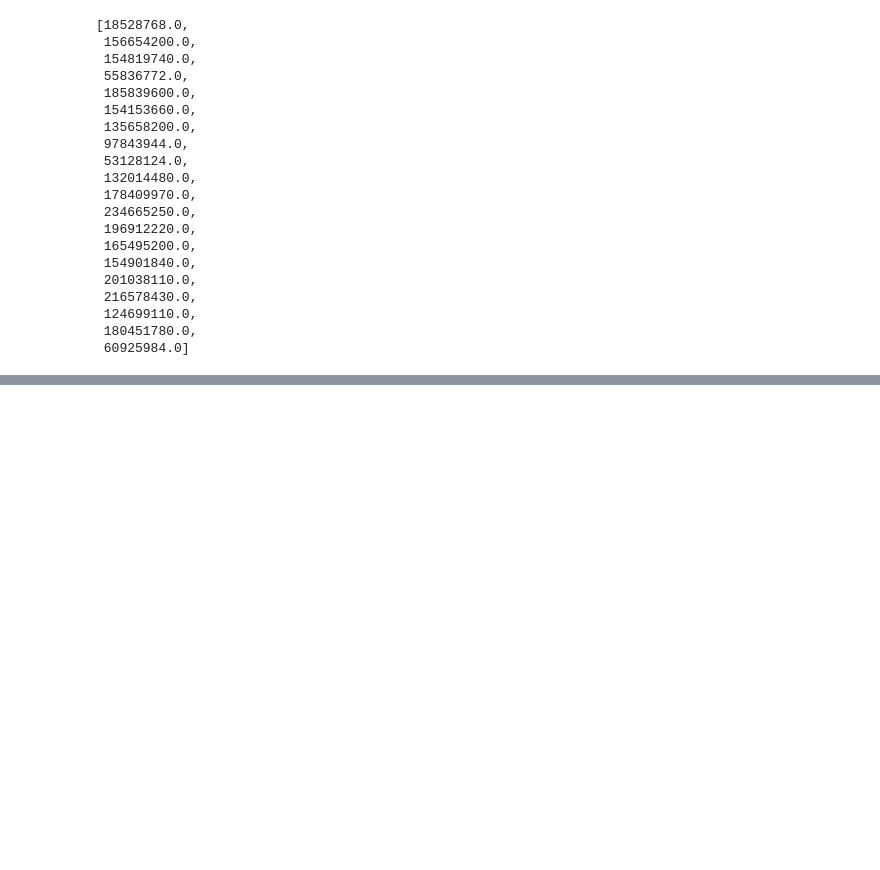
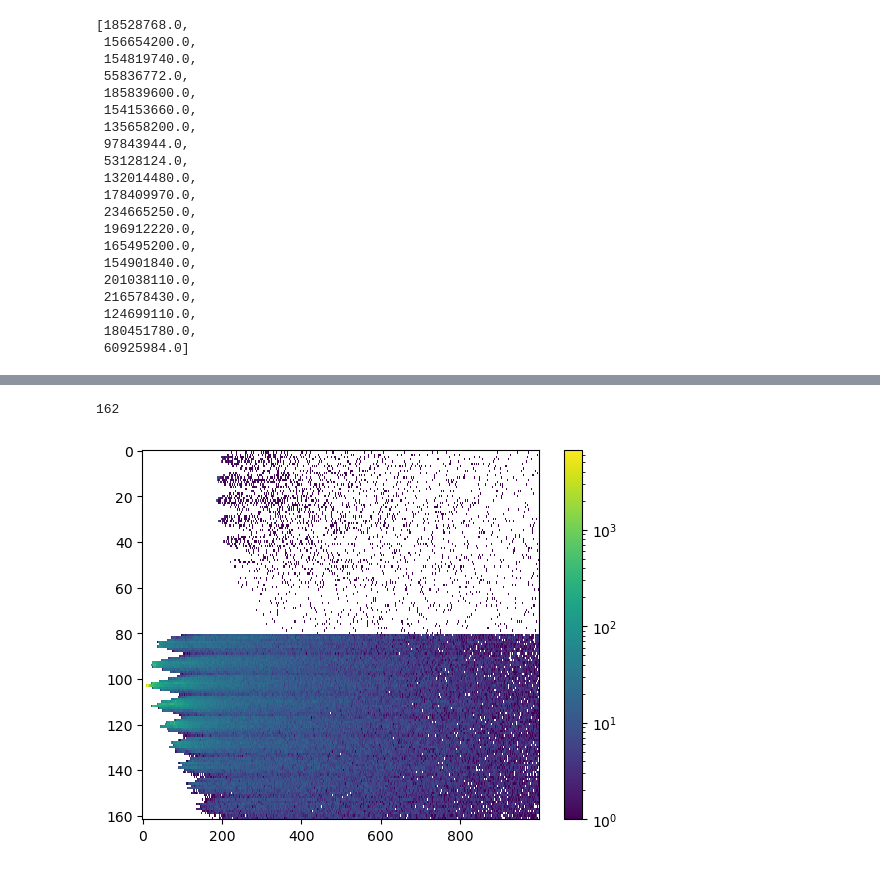
Before and after one commit to youngsm/chroma-lar, a Jupyter notebook: notebooks/sim_edepsim.ipynb, the cells around one changed output, grey strips where cells are left out. Cells and saved outputs as stored; diff of their text form; code cells hidden in the pictures; blank space fills up the shorter version.

```diff
--- a/notebooks/sim_edepsim.ipynb
+++ b/notebooks/sim_edepsim.ipynb
@@ -36,6 +36,7 @@ def photons(f, wavelength=450):
 
         de = event_s['de']
         t = event_s['t']
+        t -= t.min()
         x, y, z = event_s['x'], event_s['y'], event_s['z']
         pos = np.column_stack([x, y, z])
 
@@ -137,9 +138,10 @@ _ = list(
 
 t_total = 0
 t_start = time.time()
+p = next(photons(f))
 for i, ev in enumerate(
     sim.simulate(
-            photons(f),
+            p,
             keep_photons_end=False,
             keep_hits=False,
             keep_flat_hits=True,
@@ -157,6 +159,7 @@ for i, ev in enumerate(
     t_start = t_end
     phot_sec = num_photons[i] / t_diff
     print(f"time: {t_total:.2f} s, {phot_sec/1_000:,.0f}k ph/s, {num_photons[i]:,.0f} ph")
+    break
 print(f"total time: {t_total} seconds")
 # %% [output]
 Total PMT number is 162
@@ -174,0 +197,24 @@ KeyboardInterrupt:
+# %%
+g.num_channels()
+# %% [output]
+162
+# %%
+t = ev.flat_hits.t
+channel = ev.flat_hits.channel
+num_pmts = g.num_channels()
+counts = np.histogram2d(
+    channel,
+    t,
+    bins=(num_pmts, 1000),
+    range=((0, num_pmts), (0, 100)),
+)[0].flatten()
+
+
+import matplotlib.pyplot as plt
+from matplotlib.colors import LogNorm
+
+plt.imshow(counts.reshape(num_pmts, 1000), norm=LogNorm(), aspect='auto', interpolation='none')
+plt.colorbar()
+plt.show()
+# %% [output]
+[figure, added]
```
Also changed, not shown: parts of 5 cells of this notebook, 2 other files.
